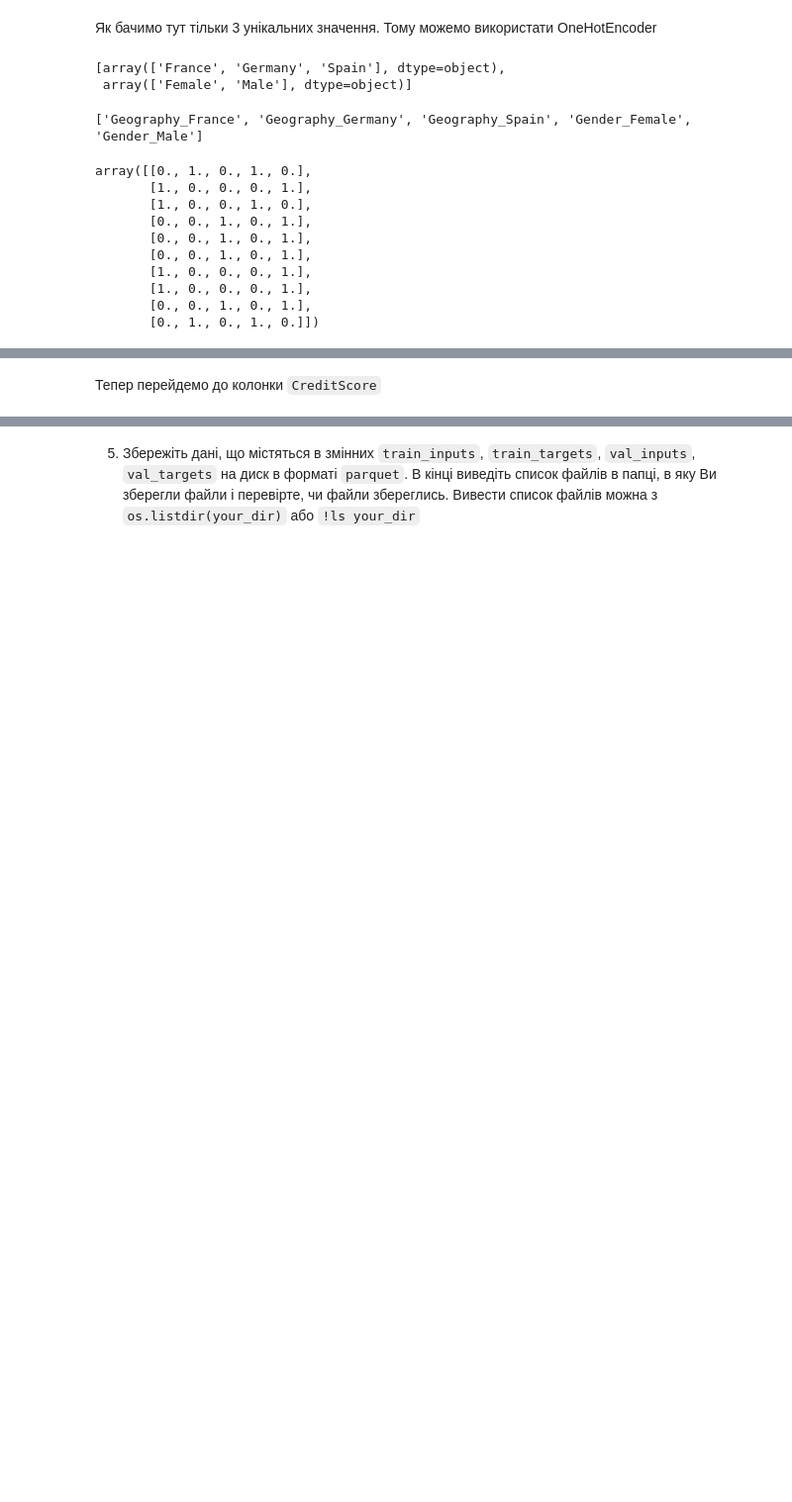
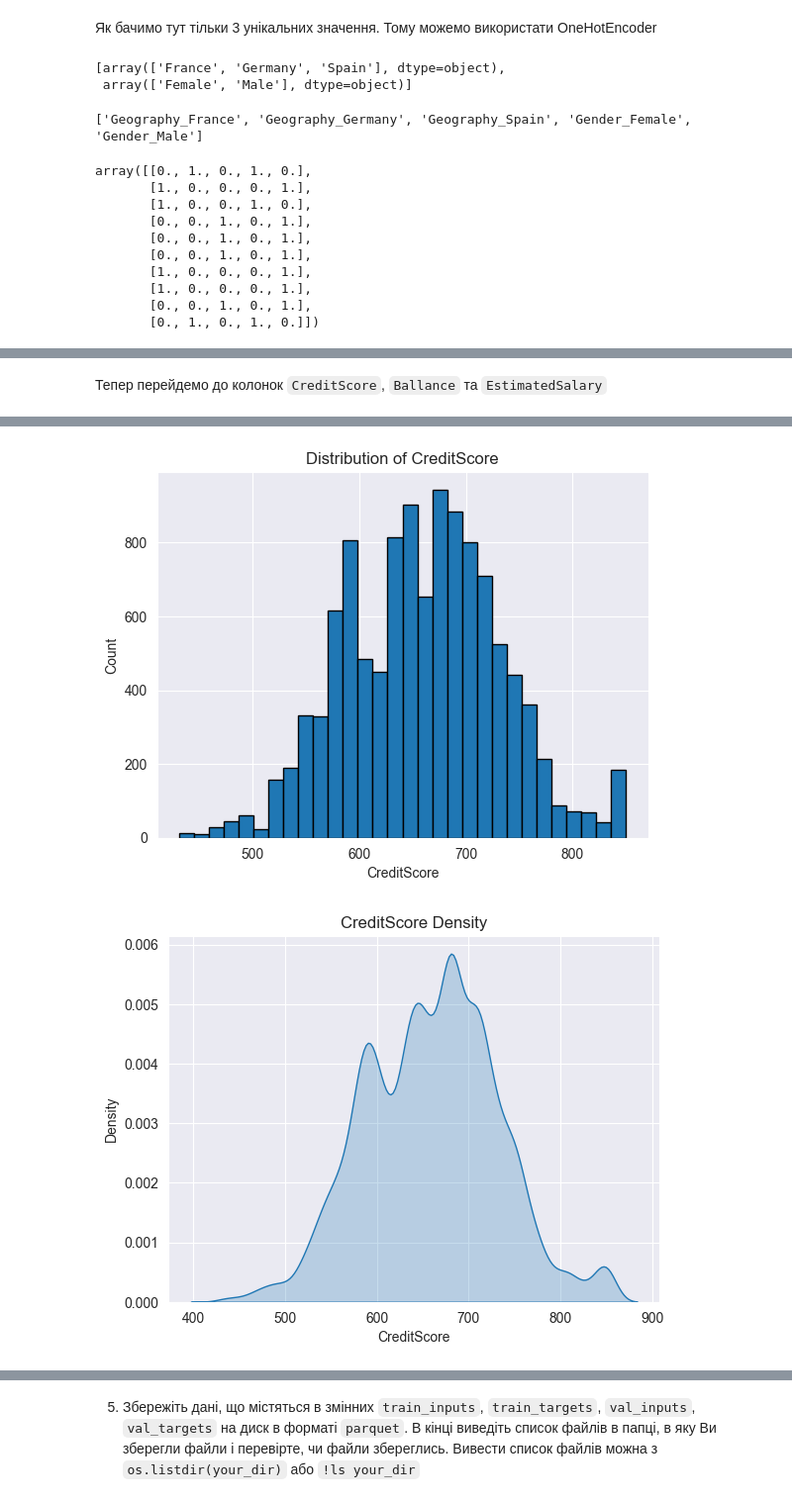
Before and after one commit to Reserford1991/data-loves-academy-machine-learning-for-people, a Jupyter notebook: Module-2-learning-with-teacher/2.2-Classification-and-logistic-regression/HW_2_2_Логістична_регресія_з_scikit_learn.ipynb, the cells around one changed output, grey strips where cells are left out. Shown at 99% size. Saved outputs shown, nothing was run; the diff lists cells and outputs as text; code cells hidden in the pictures; blank space fills up the shorter version.

```diff
--- a/Module-2-learning-with-teacher/2.2-Classification-and-logistic-regression/HW_2_2_Логістична_регресія_з_scikit_learn.ipynb
+++ b/Module-2-learning-with-teacher/2.2-Classification-and-logistic-regression/HW_2_2_Логістична_регресія_з_scikit_learn.ipynb
@@ -293,6 +296,44 @@ train_inputs
 11250 rows × 13 columns
 # %% [markdown]
-Тепер перейдемо до колонки `CreditScore`
+Тепер перейдемо до колонок `CreditScore`, `Ballance` та `EstimatedSalary`
+# %%
+def column_description(column_name):
+    print(train_inputs[column_name])
+
+    # Histohram
+    plt.hist(train_inputs[column_name], bins=30, edgecolor='black')
+    plt.xlabel(column_name)
+    plt.ylabel('Count')
+    plt.title(f'Distribution of {column_name}')
+    plt.show()
+
+    # Density Plot
+    sns.kdeplot(data=train_inputs, x=column_name, shade=True)
+    plt.title(f'{column_name} Density')
+    plt.show()
+
+    # Box plot
+    sns.boxplot(data=train_inputs, x=column_name)
+    plt.title(f'Box Plot of {column_name}')
+    plt.show()
+
+
+    # Empty values
+    credit_null = train_inputs[column_name].isnull()
+    counts = credit_null.value_counts()  # how many True, how many False
+    counts.plot(kind='bar', color=['orange','green'])
+    plt.xticks([0,1], ['Not Null', 'Null'], rotation=0)  # rename ticks for clarity
+    plt.title(f'Null vs Not Null for {column_name}')
+    plt.ylabel('Count')
+    plt.show()
+
+    zero_counts = train_inputs[column_name] == 0
+    counts = zero_counts.value_counts()  # how many True, how many False
+    counts.plot(kind='bar', color=['orange','green'])
+    plt.xticks([0,1], ['Not 0', '0'], rotation=0)  # rename ticks for clarity
+    plt.title(f'0 vs Not 0 for {column_name}')
+    plt.ylabel('Count')
+    plt.show()
 # %%
-train_inputs['CreditScore']
+column_description('CreditScore')
 # %% [output]
@@ -310 +351,3 @@ train_inputs['CreditScore']
 Name: CreditScore, Length: 11250, dtype: float64
+[figure, added]
+[figure, added]
```
Also changed, not shown: parts of 66 cells of this notebook, 4 other files.
